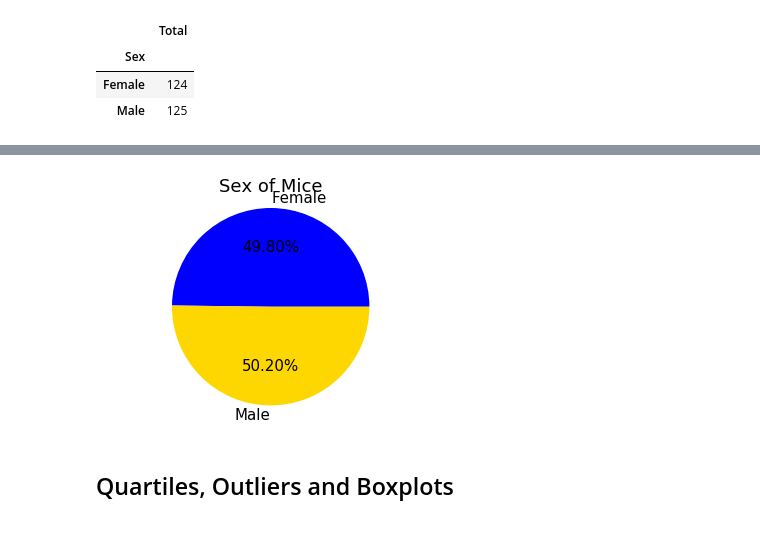
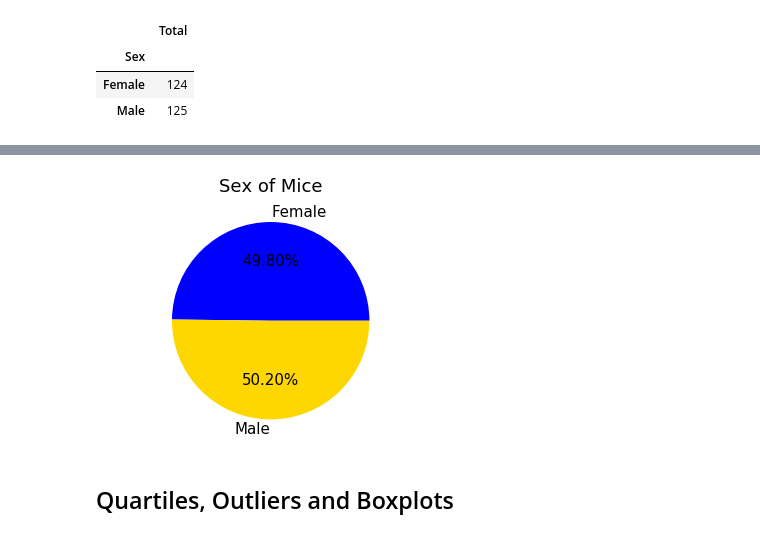
Before and after one commit to aburstyn9068/matplotlib-challenge, a Jupyter notebook: pymaceuticals_starter.ipynb, the cells around one changed output, grey strips where cells are left out. Drawn from its saved outputs; the diff is of its cells as text; code cells hidden in the pictures.

```diff
--- a/pymaceuticals_starter.ipynb
+++ b/pymaceuticals_starter.ipynb
@@ -235,13 +245,13 @@ plt.show()
 # %%
 # Generate a pie plot showing the distribution of female versus male mice using pyplot
 plt.rcParams['font.size'] = 15
-plt.title("Sex of Mice")
+plt.title("Sex of Mice", pad=20)
 plt.pie(sexDF["Total"],labels=sexDF.index, autopct='%.2f%%',colors=("b","gold"))
 plt.axis("equal")
 
 plt.show()
 # %% [output]
-[figure, old version]
+[figure, new version]
 # %% [markdown]
 ## Quartiles, Outliers and Boxplots
 # %%
```
Also changed, not shown: parts of 10 cells of this notebook.
